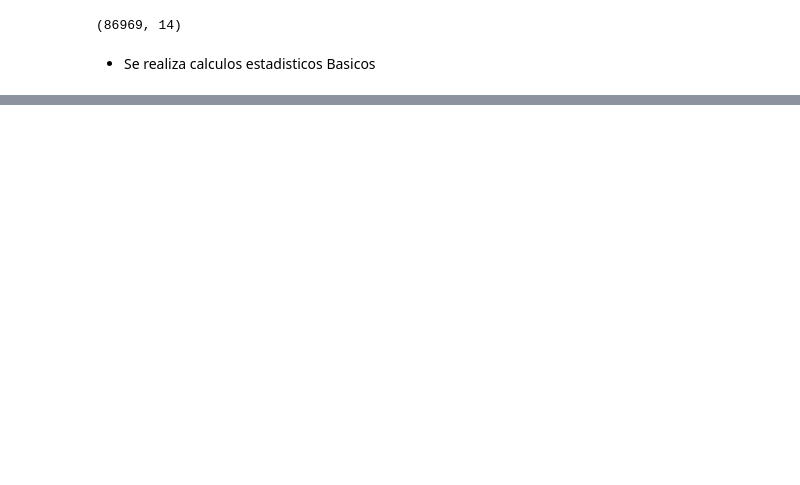
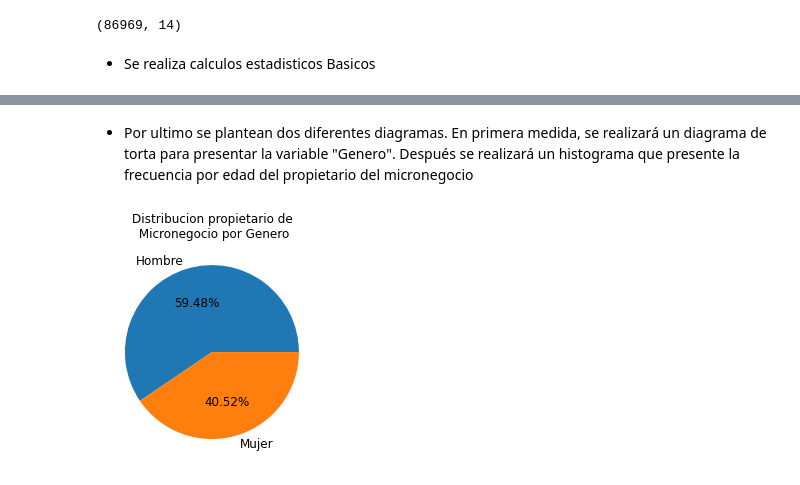
Before and after one commit to santiagov-2001/Team-1-Machine-Learning, a Jupyter notebook: Micronegocios.ipynb, the cells around one changed output, grey strips where cells are left out. Saved outputs shown, nothing was run; the diff lists cells and outputs as text; code cells hidden in the pictures; blank space fills up the shorter version.

```diff
--- a/Micronegocios.ipynb
+++ b/Micronegocios.ipynb
@@ -367,0 +247,12 @@ np.arange(25)
+# %% [markdown]
+* Por ultimo se plantean dos diferentes diagramas. En primera medida, se realizará un diagrama de torta para presentar la variable "Genero". Después se realizará un histograma que presente la frecuencia por edad del propietario del micronegocio
+# %%
+(datos_analisis['Sexo propietario'].replace({1:"Hombre",2:"Mujer"})).value_counts().plot(kind='pie',
+                                                      autopct='%.2f%%',
+                                                      title='Distribucion propietario de\n Micronegocio por Genero',
+                                                      fontsize=12)
+plt.ylabel('')
+plt.xticks()
+labels=datos_analisis['Sexo propietario']
+# %% [output]
+[figure, added]
```
Also changed, not shown: parts of 61 cells of this notebook.
